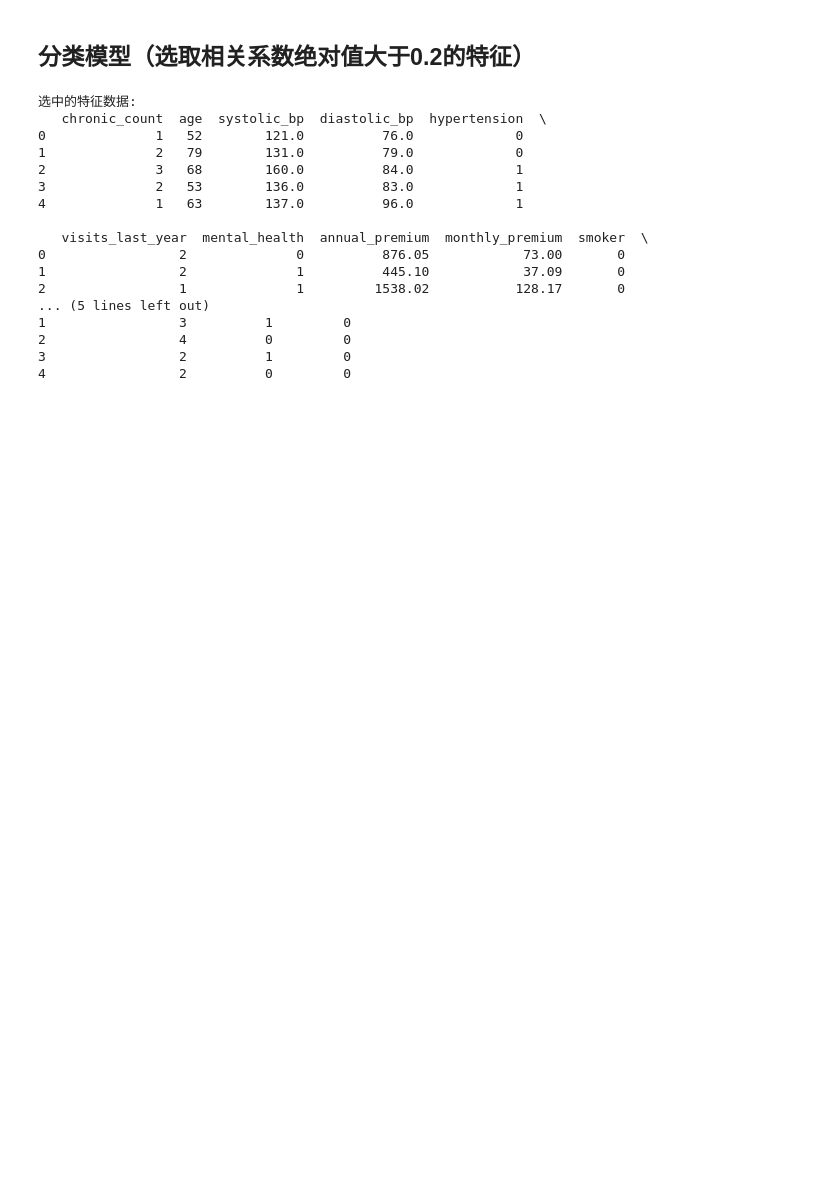
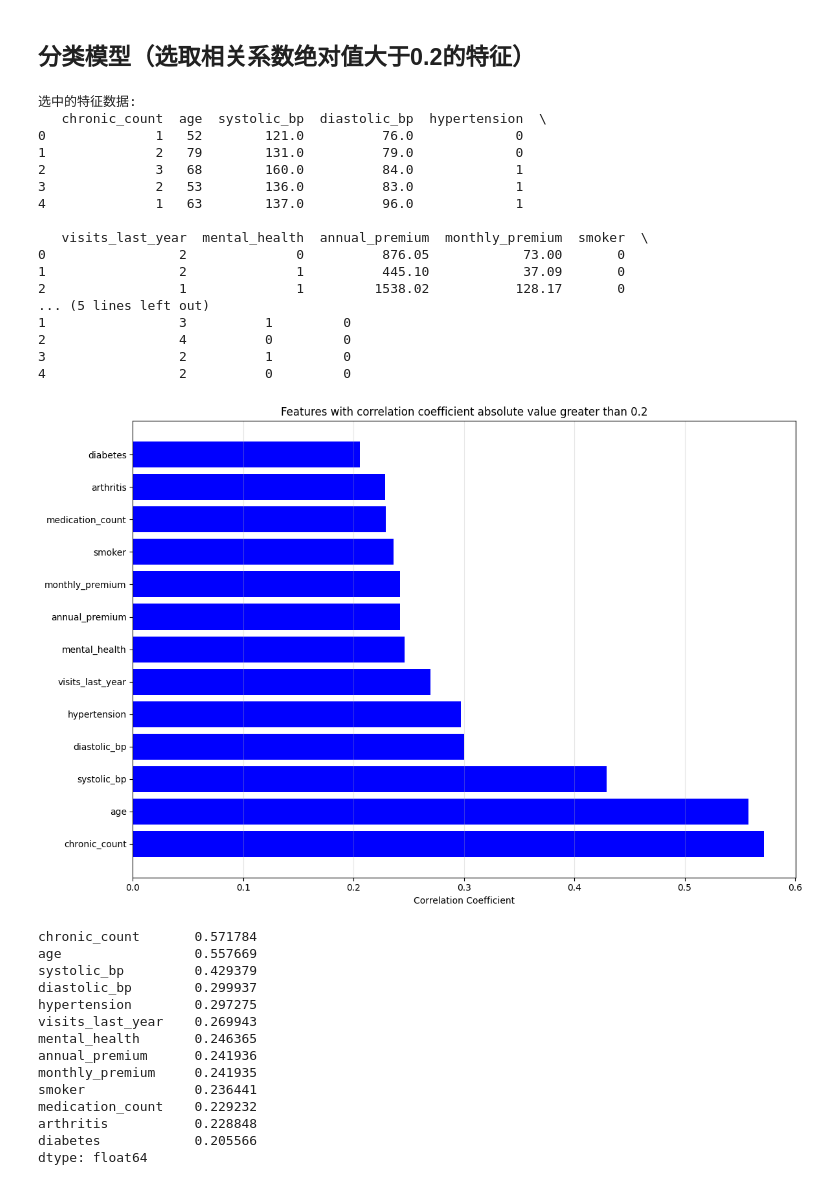
Before and after one commit to chenchunmei-daphne/try, a Jupyter notebook: group_work/classify.ipynb, the cells around one changed output. Drawn from its saved outputs; the diff is of its cells as text; code cells hidden in the pictures; blank space fills up the shorter version.

```diff
--- a/group_work/classify.ipynb
+++ b/group_work/classify.ipynb
@@ -268,6 +268,36 @@ print(X_selected.head())
 2                 4          0         0
 3                 2          1         0
 4                 2          0         0
+# %%
+top_features_abs = selected_features
+
+plt.figure(figsize=(12, 8))
+colors = ['red' if x < 0 else 'blue' for x in correlation_with_target[top_features_abs.index]]
+
+plt.barh(range(len(top_features_abs)), correlation_with_target[top_features_abs.index], color=colors)
+plt.yticks(range(len(top_features_abs)), top_features_abs.index)
+plt.xlabel('Correlation Coefficient')
+plt.title('Features with correlation coefficient absolute value greater than 0.2')
+plt.grid(axis='x', alpha=0.3)
+plt.tight_layout()
+plt.show()
+top_features_abs
+# %% [output]
+[figure, added]
+chronic_count       0.571784
+age                 0.557669
+systolic_bp         0.429379
+diastolic_bp        0.299937
+hypertension        0.297275
+visits_last_year    0.269943
+mental_health       0.246365
+annual_premium      0.241936
+monthly_premium     0.241935
+smoker              0.236441
+medication_count    0.229232
+arthritis           0.228848
+diabetes            0.205566
+dtype: float64
 # %%
 # 划分数据集
 X_train2, X_test2, y_train2, y_test2 = train_test_split(X_selected, y, test_size=0.2, random_state=42)
```
Also changed, not shown: parts of 3 cells of this notebook.
